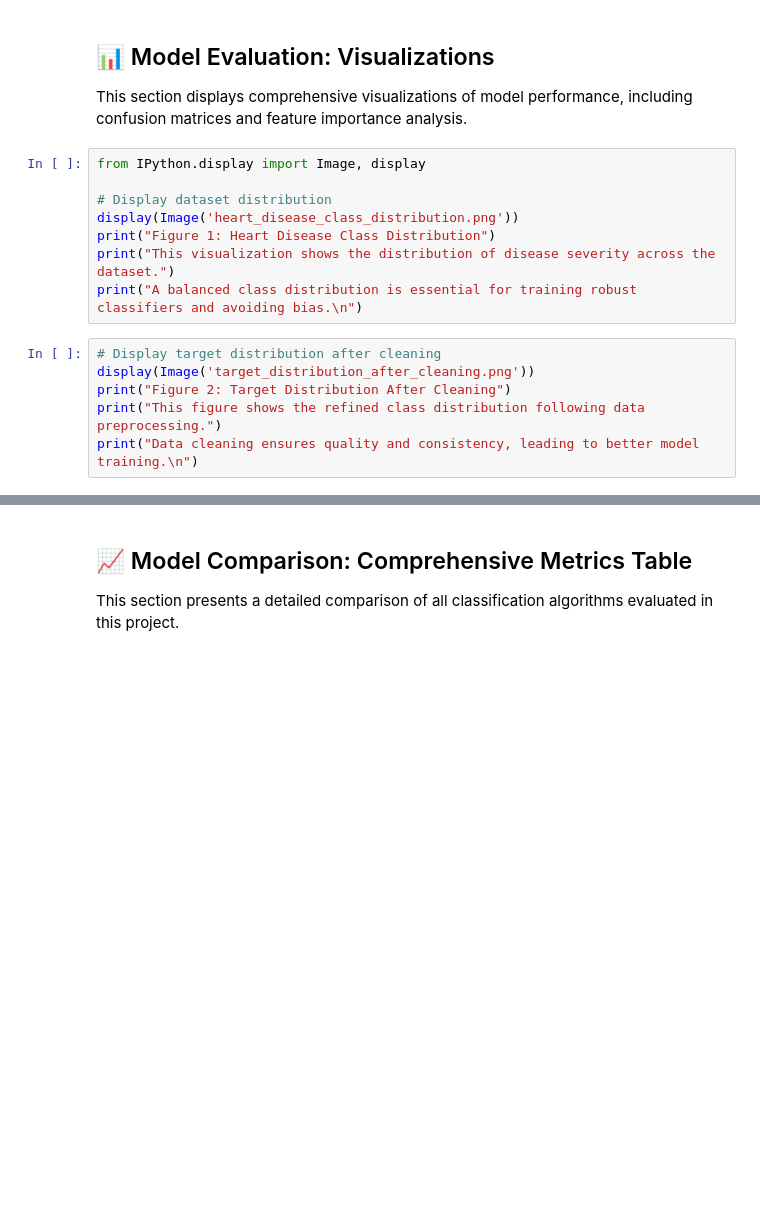
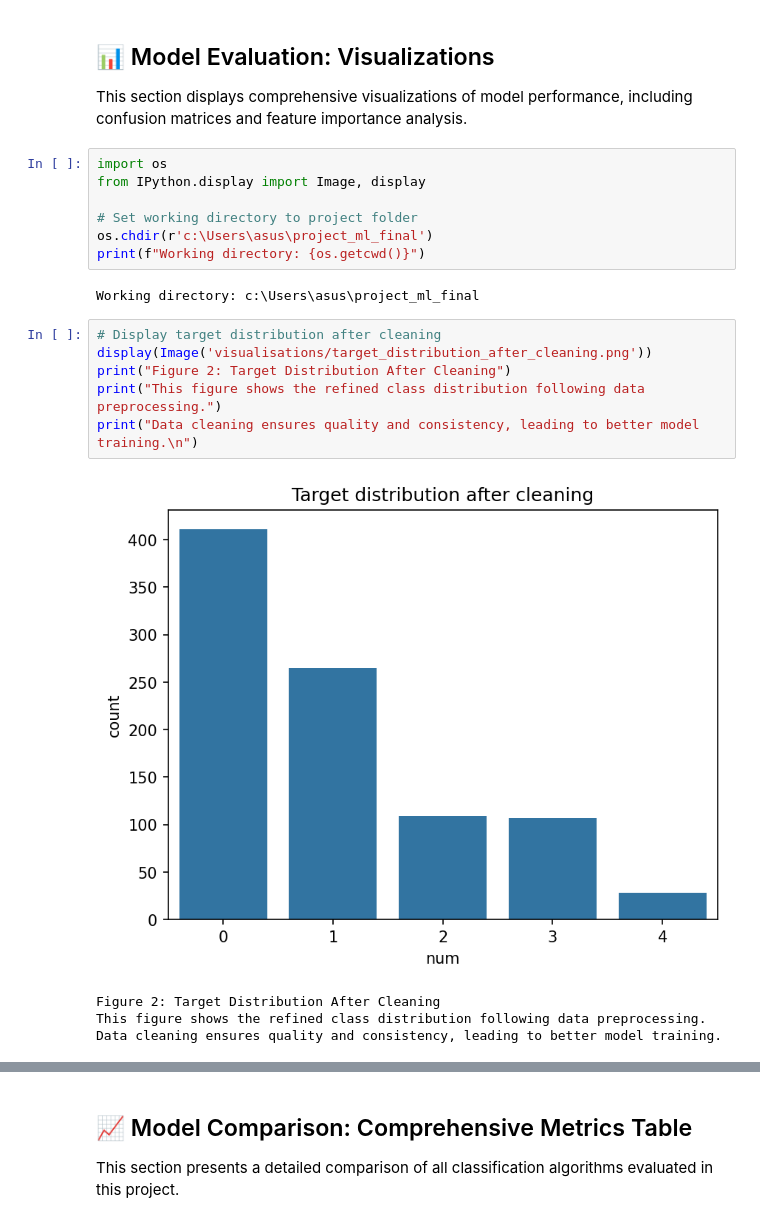
Before and after one commit to Eya-Bziouch/projet_ML, a Jupyter notebook: Heart_Disease_Classification_Report.ipynb, the cells around one changed output, grey strips where cells are left out. Saved outputs shown, nothing was run; the diff lists cells and outputs as text; blank space fills up the shorter version.

```diff
--- a/Heart_Disease_Classification_Report.ipynb
+++ b/Heart_Disease_Classification_Report.ipynb
@@ -858,18 +896,24 @@ print("\n" + "="*90 + "\n")
 
 This section displays comprehensive visualizations of model performance, including confusion matrices and feature importance analysis.
 # %%
+import os
 from IPython.display import Image, display
 
-# Display dataset distribution
-display(Image('heart_disease_class_distribution.png'))
-print("Figure 1: Heart Disease Class Distribution")
-print("This visualization shows the distribution of disease severity across the dataset.")
-print("A balanced class distribution is essential for training robust classifiers and avoiding bias.\n")
+# Set working directory to project folder
+os.chdir(r'c:\Users\asus\project_ml_final')
+print(f"Working directory: {os.getcwd()}")
+# %% [output]
+Working directory: c:\Users\asus\project_ml_final
 # %%
 # Display target distribution after cleaning
-display(Image('target_distribution_after_cleaning.png'))
+display(Image('visualisations/target_distribution_after_cleaning.png'))
 print("Figure 2: Target Distribution After Cleaning")
 print("This figure shows the refined class distribution following data preprocessing.")
 print("Data cleaning ensures quality and consistency, leading to better model training.\n")
+# %% [output]
+[figure, added]
+Figure 2: Target Distribution After Cleaning
+This figure shows the refined class distribution following data preprocessing.
+Data cleaning ensures quality and consistency, leading to better model training.
 # %%
 # Display feature importance
```
Also changed, not shown: parts of 15 cells of this notebook.
